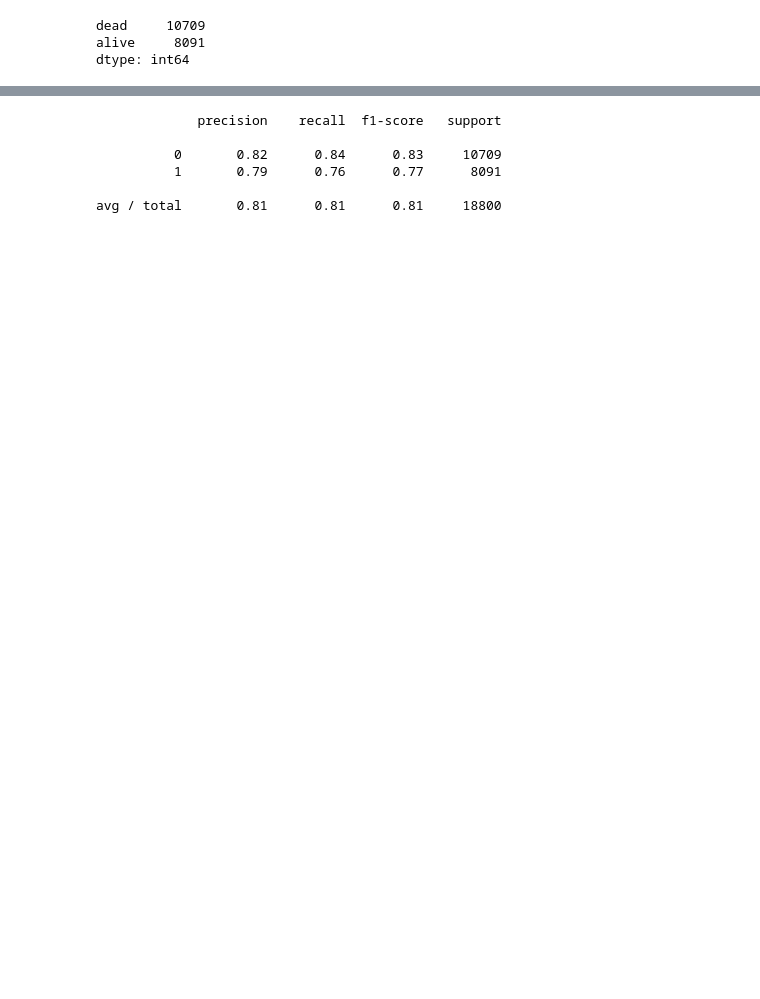
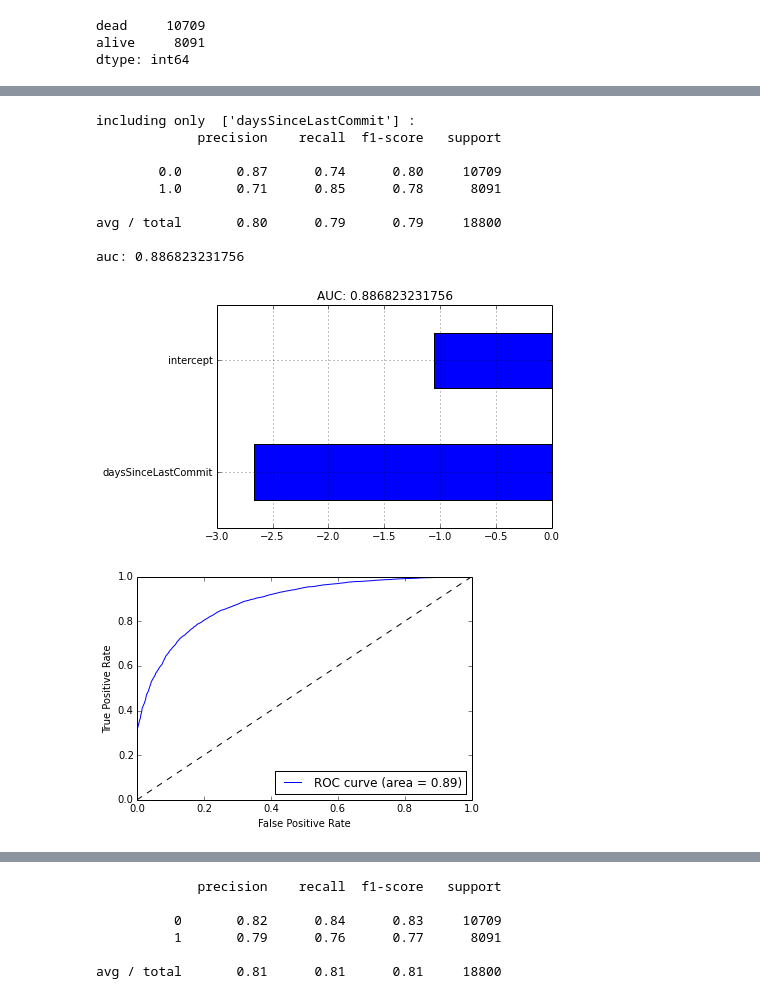
Before and after one commit to gauthamnair/repopulse, a Jupyter notebook: featureImportanceInLogisticRegression.ipynb, the cells around one changed output, grey strips where cells are left out. Cells and saved outputs as stored; diff of their text form; code cells hidden in the pictures; blank space fills up the shorter version.

```diff
--- a/featureImportanceInLogisticRegression.ipynb
+++ b/featureImportanceInLogisticRegression.ipynb
@@ -78,3 +98,17 @@ auc: 0.847103263317
+# %%
+(coefs,report) = effectOfExcludingColumns(includeOnly = ['daysSinceLastCommit'])
+# %% [output]
+including only  ['daysSinceLastCommit'] :
+             precision    recall  f1-score   support
+
+        0.0       0.87      0.74      0.80     10709
+        1.0       0.71      0.85      0.78      8091
+
+avg / total       0.80      0.79      0.79     18800
+
+auc: 0.886823231756
+[figure, added]
+[figure, added]
 # %%
 toExclude = ['daysSinceLastCommit', 'ewmaTwoWeeks', 'ewmaOneMonth']
 (coefs,auc) = effectOfExcludingColumns(toExclude)
```
Also changed, not shown: parts of 9 cells of this notebook, 5 other files.
